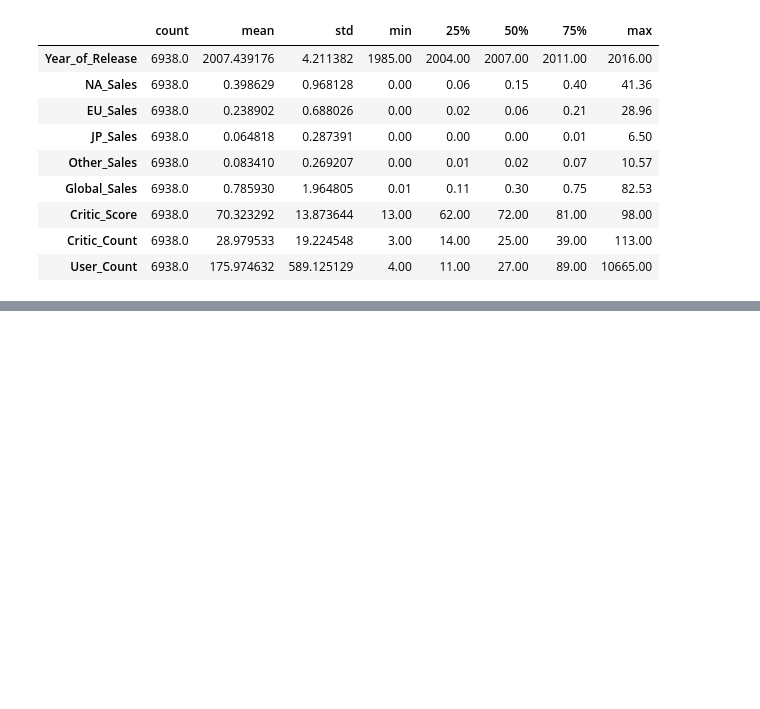
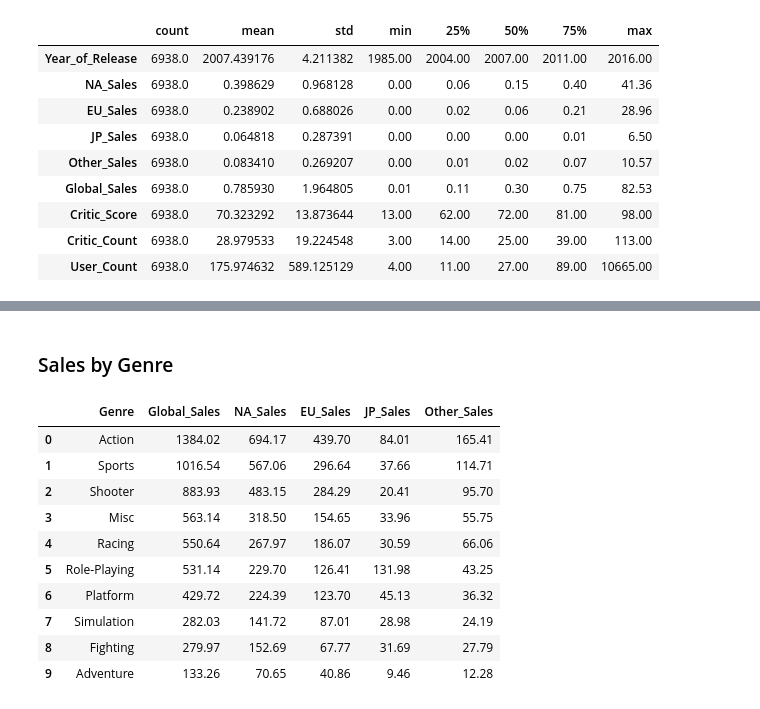
Before and after one commit to renan-peres/mfin-python-data-analysts, a Jupyter notebook: Final - Renan Peres.ipynb, the cells around one changed output, grey strips where cells are left out. Drawn from its saved outputs; the diff is of its cells as text; code cells hidden in the pictures; blank space fills up the shorter version.

```diff
--- a/Final - Renan Peres.ipynb
+++ b/Final - Renan Peres.ipynb
@@ -785,0 +400,26 @@ age_counts.plot(kind='bar')
+# %% [markdown]
+### Sales by Genre
+# %%
+df_top10_genre = df
+df_top10_genre.dropna(subset=['Genre'], inplace=True)
+
+df_top10_genre = (df_top10_genre
+                      .groupby('Genre')[['Global_Sales', 'NA_Sales',	'EU_Sales',	'JP_Sales',	'Other_Sales']]
+                      .sum()
+                      .sort_values(by=['Global_Sales'], ascending=False)
+                      .head(10)
+                      .reset_index())
+
+display(df_top10_genre)
+# %% [output]
+|  | Genre | Global_Sales | NA_Sales | EU_Sales | JP_Sales | Other_Sales |
+| 0 | Action | 1384.02 | 694.17 | 439.70 | 84.01 | 165.41 |
+| 1 | Sports | 1016.54 | 567.06 | 296.64 | 37.66 | 114.71 |
+| 2 | Shooter | 883.93 | 483.15 | 284.29 | 20.41 | 95.70 |
+| 3 | Misc | 563.14 | 318.50 | 154.65 | 33.96 | 55.75 |
+| 4 | Racing | 550.64 | 267.97 | 186.07 | 30.59 | 66.06 |
+| 5 | Role-Playing | 531.14 | 229.70 | 126.41 | 131.98 | 43.25 |
+| 6 | Platform | 429.72 | 224.39 | 123.70 | 45.13 | 36.32 |
+| 7 | Simulation | 282.03 | 141.72 | 87.01 | 28.98 | 24.19 |
+| 8 | Fighting | 279.97 | 152.69 | 67.77 | 31.69 | 27.79 |
+| 9 | Adventure | 133.26 | 70.65 | 40.86 | 9.46 | 12.28 |
```
Also changed, not shown: parts of 100 cells of this notebook.
